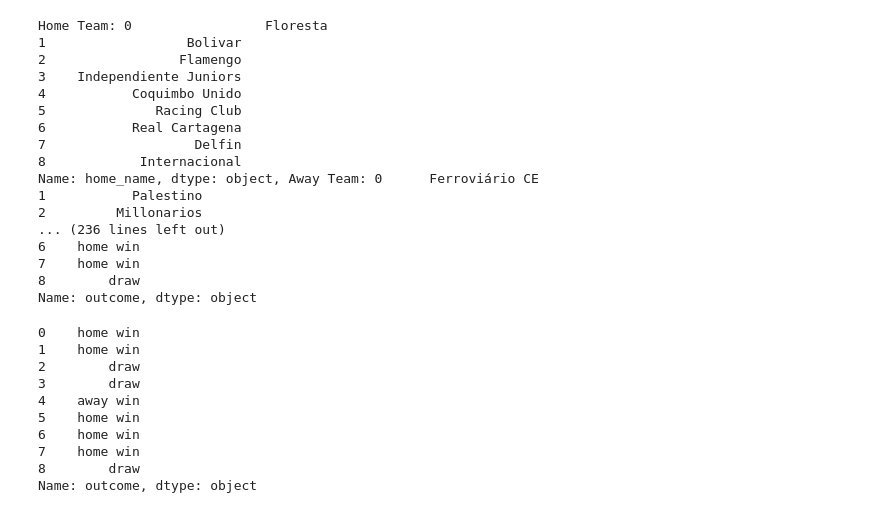
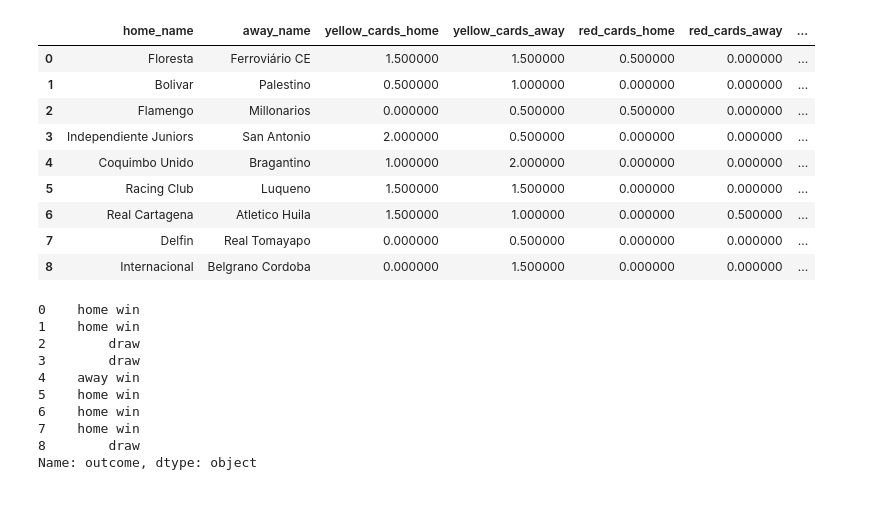
Before and after one commit to hoanghelloworld/match_football_prediction, a Jupyter notebook: dangdienra/dudoan.ipynb, the cells around one changed output. Cells and saved outputs as stored; diff of their text form; code cells hidden in the pictures.

```diff
--- a/dangdienra/dudoan.ipynb
+++ b/dangdienra/dudoan.ipynb
@@ -287,33 +287,35 @@ import pandas as pd
 best_rf_loaded = joblib.load('/workspaces/match_football_prediction/dangdienra/best_model.joblib')
 # %%
 import numpy as np
-predictions = best_rf_loaded.predict(merged_df.drop(columns=['home_name', 'away_name']))
+import pandas as pd
+
+predictions = best_rf_loaded.predict(merged_df.drop(columns=['home_name', 'away_name', 'outcome']))
 
 # Map predictions to outcomes
 outcome_map = {0: 'draw', 1: 'home win', -1: 'away win'}
 merged_df['outcome'] = [outcome_map[pred] for pred in predictions]
 
-# Print the results
-for index, row in merged_df.iterrows():
-    print(f"Home Team: {merged_df['home_name']}, Away Team: {merged_df['away_name']}, Outcome: {merged_df['outcome']}")
+# Define a function to color the outcome column
+def color_outcome(val):
+    color = 'red' if val == 'home win' else 'blue' if val == 'away win' else 'green'
+    return f'color: {color}'
+
+# Style the DataFrame
+styled_df = merged_df.style.applymap(color_outcome, subset=['outcome'])
+
+# Print the styled DataFrame
+styled_df
 # %% [output]
-Home Team: 0                 Floresta
-1                  Bolivar
-2                 Flamengo
-3    Independiente Juniors
-4           Coquimbo Unido
-5              Racing Club
-6           Real Cartagena
-7                   Delfin
-8            Internacional
-Name: home_name, dtype: object, Away Team: 0      Ferroviário CE
-1           Palestino
-2         Millonarios
-... (236 lines left out)
-6    home win
-7    home win
-8        draw
-Name: outcome, dtype: object
+|  | home_name | away_name | yellow_cards_home | yellow_cards_away | red_cards_home | red_cards_away | ... |
+| 0 | Floresta | Ferroviário CE | 1.500000 | 1.500000 | 0.500000 | 0.000000 | ... |
+| 1 | Bolivar | Palestino | 0.500000 | 1.000000 | 0.000000 | 0.000000 | ... |
+| 2 | Flamengo | Millonarios | 0.000000 | 0.500000 | 0.500000 | 0.000000 | ... |
+| 3 | Independiente Juniors | San Antonio | 2.000000 | 0.500000 | 0.000000 | 0.000000 | ... |
+| 4 | Coquimbo Unido | Bragantino | 1.000000 | 2.000000 | 0.000000 | 0.000000 | ... |
+| 5 | Racing Club | Luqueno | 1.500000 | 1.500000 | 0.000000 | 0.000000 | ... |
+| 6 | Real Cartagena | Atletico Huila | 1.500000 | 1.000000 | 0.000000 | 0.500000 | ... |
+| 7 | Delfin | Real Tomayapo | 0.000000 | 0.500000 | 0.000000 | 0.000000 | ... |
+| 8 | Internacional | Belgrano Cordoba | 0.000000 | 1.500000 | 0.000000 | 0.000000 | ... |
 # %%
 merged_df['outcome']
 # %% [output]
```
Also changed, not shown: parts of 3 cells of this notebook.
